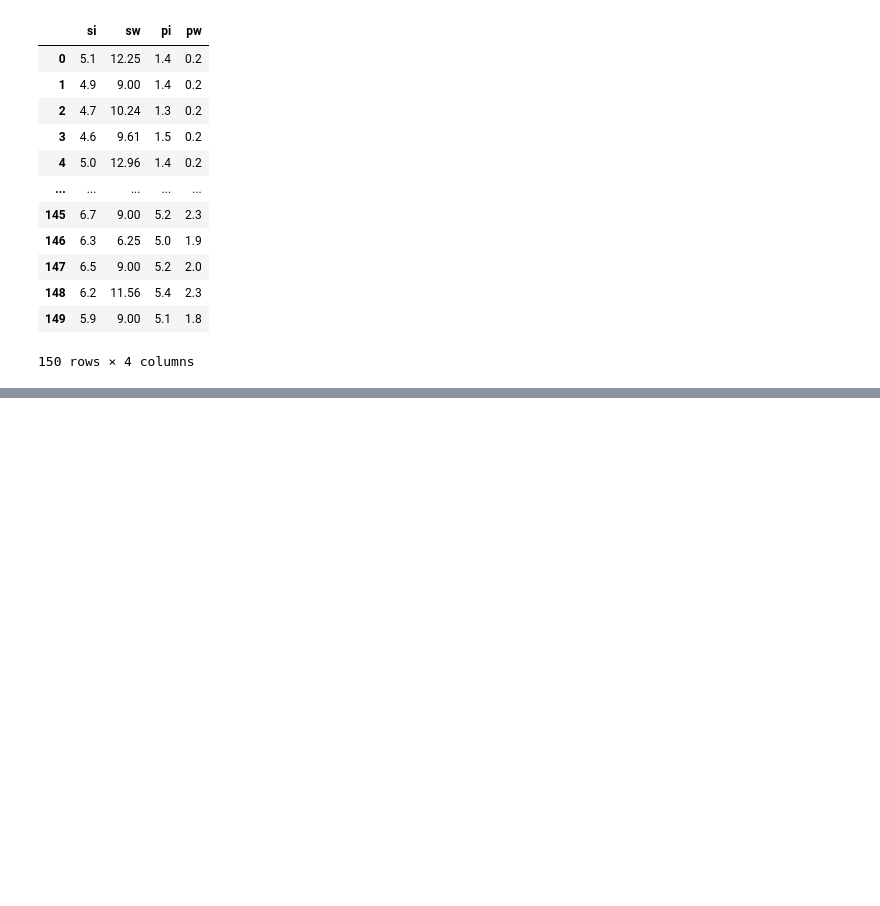
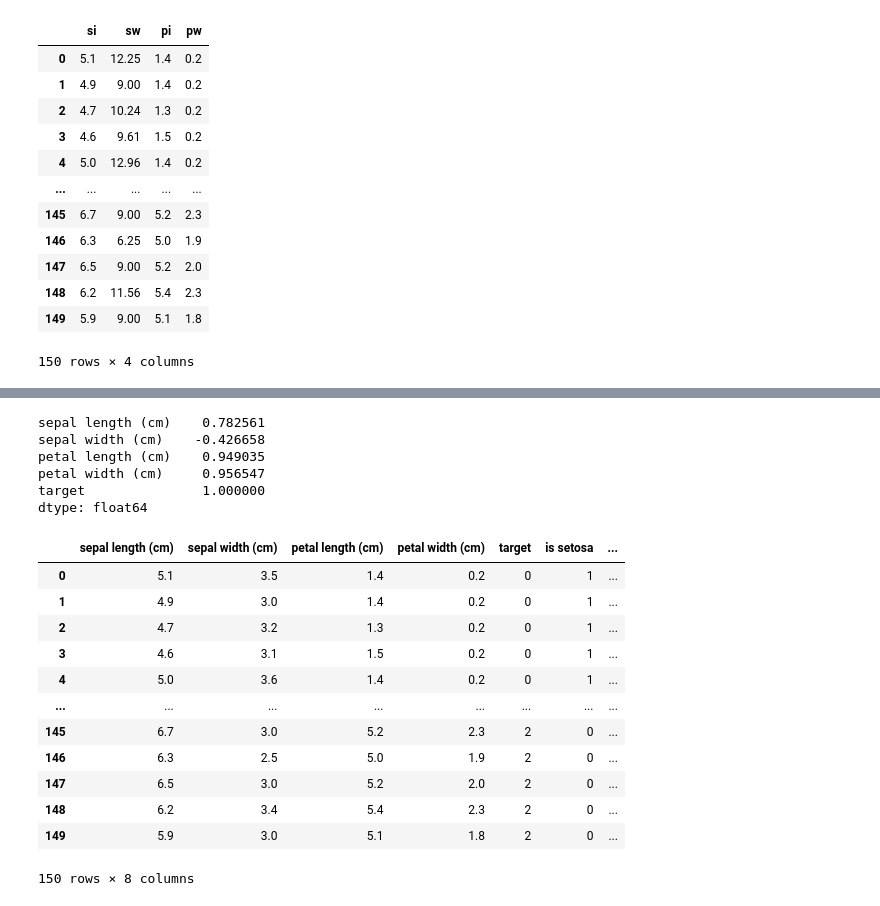
Before and after one commit to JJongSSu/Study, a Jupyter notebook: AI/3일차/로지스틱회귀.ipynb, the cells around one changed output, grey strips where cells are left out. Cells and saved outputs as stored; diff of their text form; code cells hidden in the pictures; blank space fills up the shorter version.

```diff
--- a/AI/3일차/로지스틱회귀.ipynb
+++ b/AI/3일차/로지스틱회귀.ipynb
@@ -164,3 +179,6 @@ df
 | 148 | 6.2 | 11.56 | 5.4 | 2.3 |
 | 149 | 5.9 | 9.00 | 5.1 | 1.8 |
 150 rows × 4 columns
+# %%
+X = df
+X
@@ -166,0 +199,3 @@ df
+# %%
+df = pd.concat([X,y], axis=1)
+df
@@ -166,0 +216,48 @@ df
+# %%
+df.corrwith(df["target"])
+# %% [output]
+sepal length (cm)    0.782561
+sepal width (cm)    -0.426658
+petal length (cm)    0.949035
+petal width (cm)     0.956547
+target               1.000000
+dtype: float64
+# %%
+# target이 명목척도인데 0,1,2로 되어 있어서 서열척도, 등간척도로 볼 수 있음
+# one-hot encoding 해줘야 함
+setosa = []
+versicolor = []
+virginica = []
+for i in df["target"]:
+    if i==0:
+        setosa.append(1)
+        versicolor.append(0)
+        virginica.append(0)
+    elif i==1:
+        setosa.append(0)
+        versicolor.append(1)
+        virginica.append(0)
+    else :
+        setosa.append(0)
+        versicolor.append(1)
+        virginica.append(0)
+
+df["is setosa"] = setosa
+df["is versicolor"] = versicolor
+df["is virginica"] = virginica
+
+df
+# %% [output]
+|  | sepal length (cm) | sepal width (cm) | petal length (cm) | petal width (cm) | target | is setosa | ... |
+| 0 | 5.1 | 3.5 | 1.4 | 0.2 | 0 | 1 | ... |
+| 1 | 4.9 | 3.0 | 1.4 | 0.2 | 0 | 1 | ... |
+| 2 | 4.7 | 3.2 | 1.3 | 0.2 | 0 | 1 | ... |
+| 3 | 4.6 | 3.1 | 1.5 | 0.2 | 0 | 1 | ... |
+| 4 | 5.0 | 3.6 | 1.4 | 0.2 | 0 | 1 | ... |
+| ... | ... | ... | ... | ... | ... | ... | ... |
+| 145 | 6.7 | 3.0 | 5.2 | 2.3 | 2 | 0 | ... |
+| 146 | 6.3 | 2.5 | 5.0 | 1.9 | 2 | 0 | ... |
+| 147 | 6.5 | 3.0 | 5.2 | 2.0 | 2 | 0 | ... |
+| 148 | 6.2 | 3.4 | 5.4 | 2.3 | 2 | 0 | ... |
+| 149 | 5.9 | 3.0 | 5.1 | 1.8 | 2 | 0 | ... |
+150 rows × 8 columns
```
Also changed, not shown: parts of 4 cells of this notebook.
